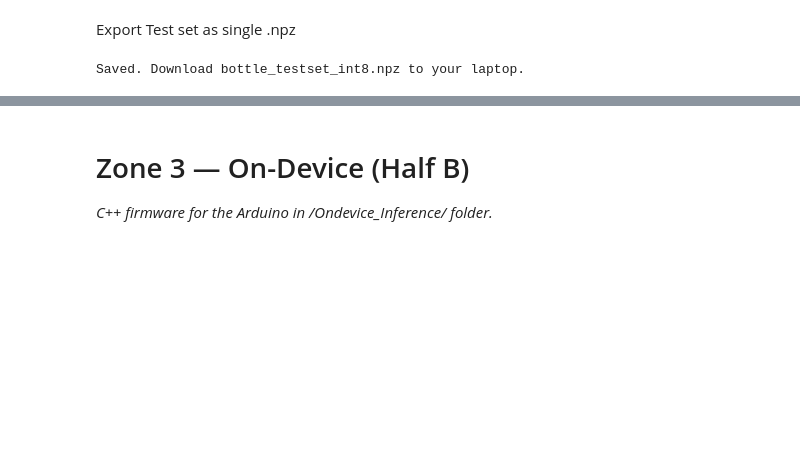
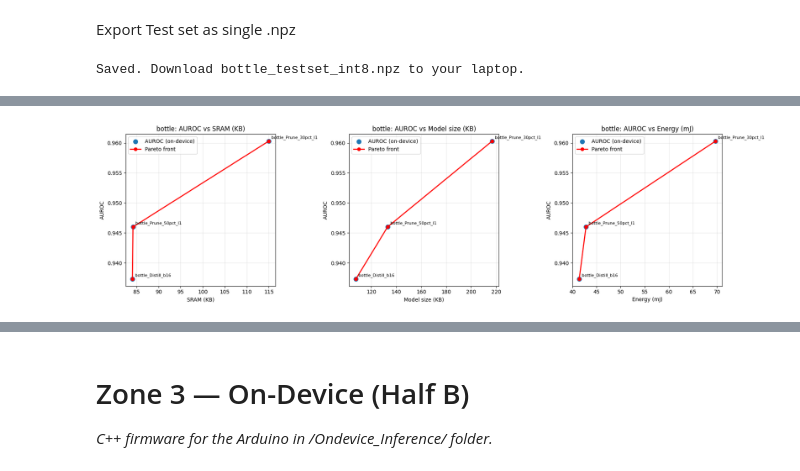
Before and after one commit to ilkabret/LowPowerES, a Jupyter notebook: Final_Project/Stage3_Deployment.ipynb, the cells around one changed output, grey strips where cells are left out. Saved outputs shown, nothing was run; the diff lists cells and outputs as text; code cells hidden in the pictures; blank space fills up the shorter version.

```diff
--- a/Final_Project/Stage3_Deployment.ipynb
+++ b/Final_Project/Stage3_Deployment.ipynb
@@ -582,0 +692,100 @@ Saved hazelnut test set.
+# %%
+from pathlib import Path
+
+import matplotlib.pyplot as plt
+import pandas as pd
+
+
+def pareto_front(points):
+    # remove invalid entries (NaN / None safety)
+    points = [
+        p for p in points
+        if p[0] is not None and p[1] is not None
+    ]
+
+    pts = sorted(points, key=lambda p: p[0])  # minimize cost
+    front = []
+    best = -float("inf")
+
+    for x, y, n in pts:
+        if y > best:
+            front.append((x, y, n))
+            best = y
+
+    return front
+
+
+# ------------------------------------------------------------------
+# Load data
+# ------------------------------------------------------------------
+df = pd.read_csv("/content/stage3_out/ondevice_results.csv")
+
+# Safety cleanup (prevents matplotlib crashes)
+df = df.dropna(subset=["auroc_ondevice", "SRAM_arena", "model_size", "energy_mJ"])
+
+# Convert units
+df["SRAM_KB"] = df["SRAM_arena"] / 1024
+df["model_size_KB"] = df["model_size"] / 1024
+
+AUROC_COL = "auroc_ondevice"
+AUROC_LABEL = "AUROC (on-device)"
+
+# ------------------------------------------------------------------
+# Plot per category
+# ------------------------------------------------------------------
+for category, df_cat in df.groupby("category"):
+
+    fig, axes = plt.subplots(1, 3, figsize=(18, 5))
+
+    plots = [
+        ("SRAM_KB", "SRAM (KB)"),
+        ("model_size_KB", "Model size (KB)"),
+        ("energy_mJ", "Energy (mJ)"),
+    ]
+
+    for ax, (cost_col, xlabel) in zip(axes, plots):
+
+        pts = [
+            (row[cost_col], row[AUROC_COL], row["model"])
+            for _, row in df_cat.iterrows()
+        ]
+
+        # Scatter
+        ax.scatter(
+            [p[0] for p in pts],
+            [p[1] for p in pts],
+            s=70,
+            label=AUROC_LABEL,
+        )
+
+        # Labels
+        for x, y, name in pts:
+            ax.annotate(
+                name,
+                (x, y),
+                fontsize=8,
+                xytext=(5, 5),
+                textcoords="offset points",
+            )
+
+        # Pareto front
+        front = pareto_front(pts)
+        ax.plot(
+            [p[0] for p in front],
+            [p[1] for p in front],
+            "r-o",
+            linewidth=2,
+            label="Pareto front",
+        )
+
+        ax.set_xlabel(xlabel)
+        ax.set_ylabel("AUROC")
+        ax.set_title(f"{category}: AUROC vs {xlabel}")
+        ax.grid(alpha=0.3)
+        ax.legend()
+
+    plt.tight_layout()
+    plt.savefig(f"pareto_ondevice_{category}.png", dpi=150, bbox_inches="tight")
+    plt.show()
+# %% [output]
+[figure, added]
```
Also changed, not shown: parts of 6 cells of this notebook, 1 other file.
